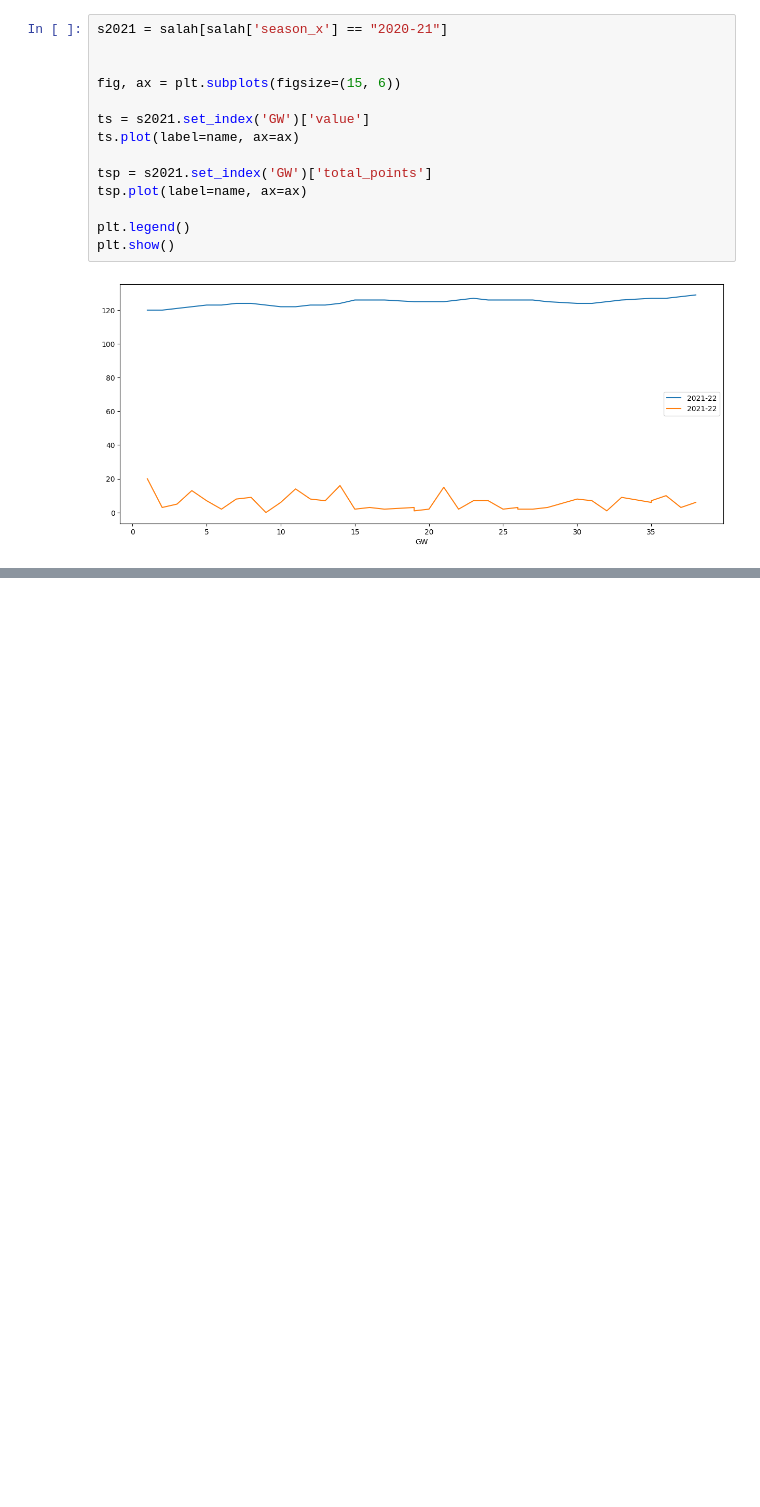
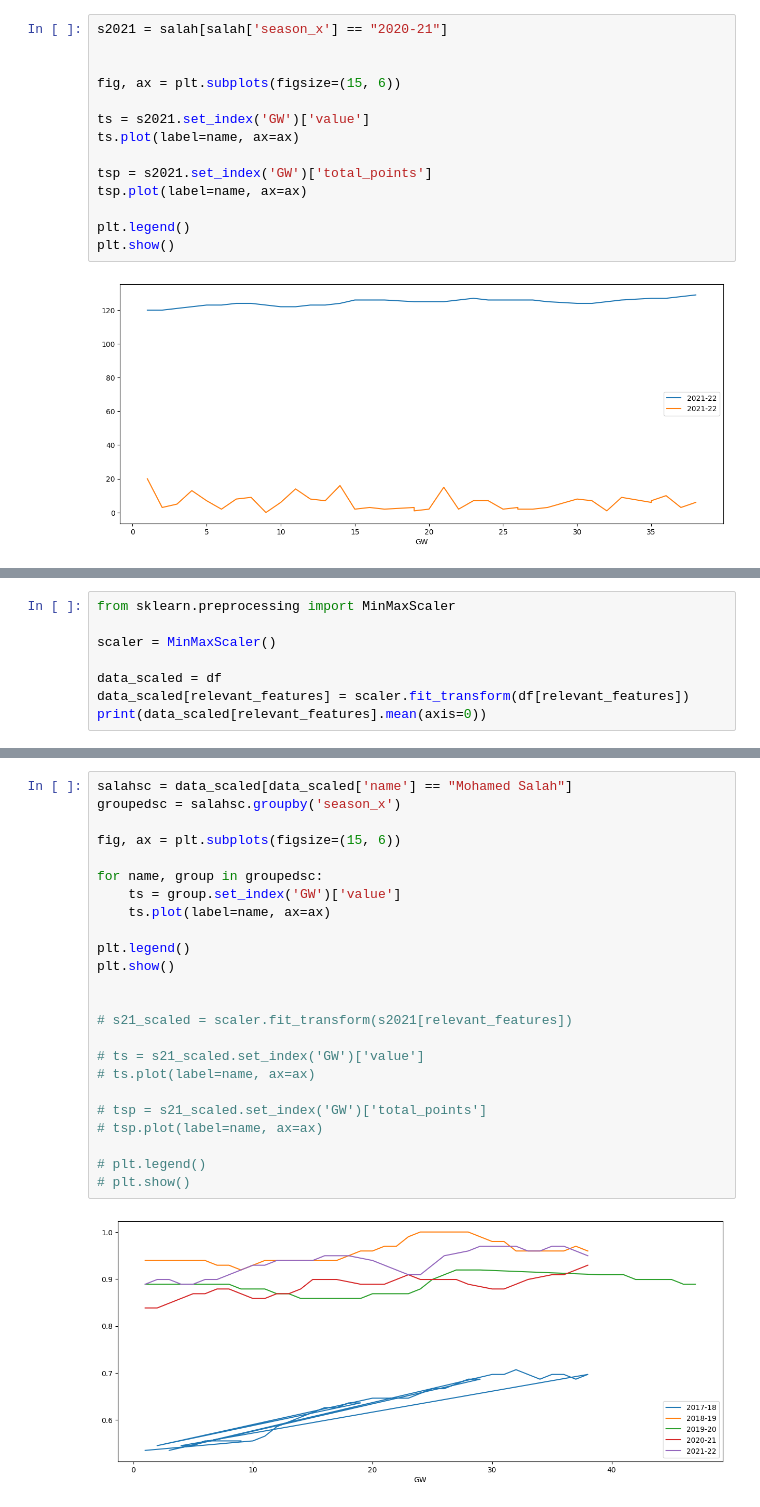
Before and after one commit to eoghano4321/FPL-DataAnalysis, a Jupyter notebook: data-analytics-eoghan.ipynb, the cells around one changed output, grey strips where cells are left out. Drawn from its saved outputs; the diff is of its cells as text; blank space fills up the shorter version.

Commit message:
Normalised the data

```diff
--- a/data-analytics-eoghan.ipynb
+++ b/data-analytics-eoghan.ipynb
@@ -256,0 +251,8 @@ plt.show()
+# %%
+from sklearn.preprocessing import MinMaxScaler
+
+scaler = MinMaxScaler()
+
+data_scaled = df
+data_scaled[relevant_features] = scaler.fit_transform(df[relevant_features])
+print(data_scaled[relevant_features].mean(axis=0))
@@ -256,0 +277,26 @@ plt.show()
+# %%
+salahsc = data_scaled[data_scaled['name'] == "Mohamed Salah"]
+groupedsc = salahsc.groupby('season_x')
+
+fig, ax = plt.subplots(figsize=(15, 6))
+
+for name, group in groupedsc:
+    ts = group.set_index('GW')['value']
+    ts.plot(label=name, ax=ax)
+
+plt.legend()
+plt.show()
+
+
+# s21_scaled = scaler.fit_transform(s2021[relevant_features])
+
+# ts = s21_scaled.set_index('GW')['value']
+# ts.plot(label=name, ax=ax)
+
+# tsp = s21_scaled.set_index('GW')['total_points']
+# tsp.plot(label=name, ax=ax)
+
+# plt.legend()
+# plt.show()
+# %% [output]
+[figure, added]
```
Also changed, not shown: parts of 12 cells of this notebook.
